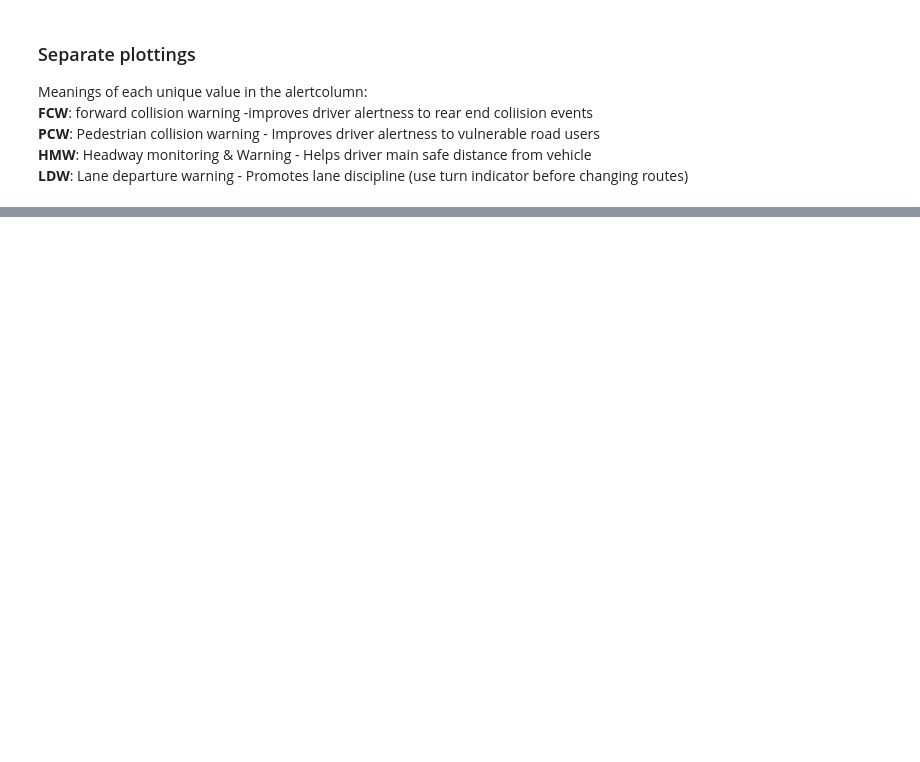
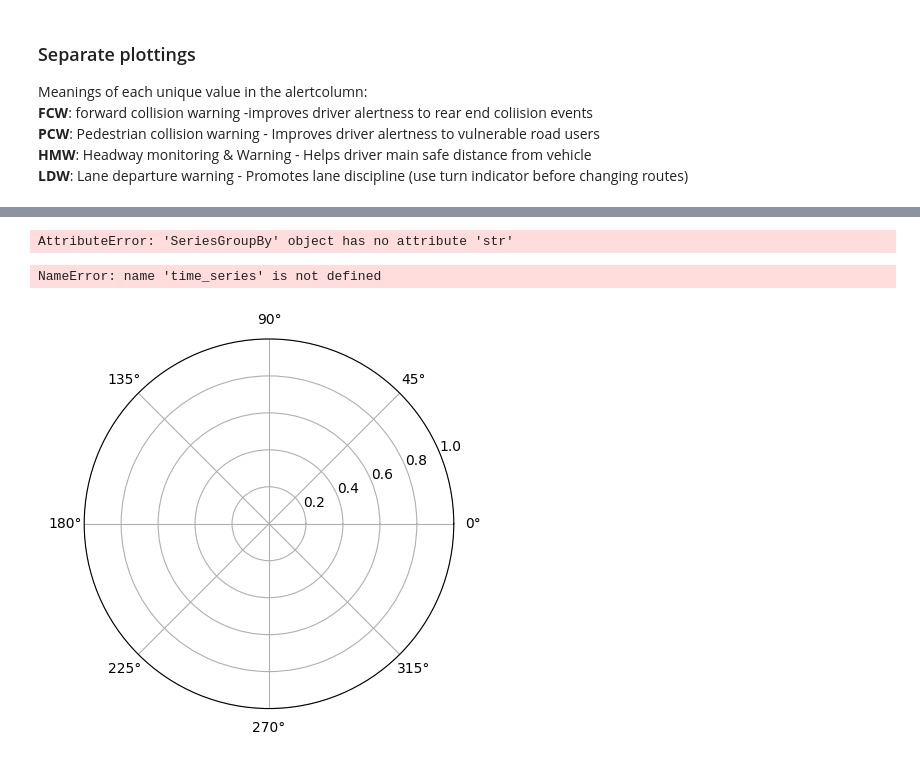
Before and after one commit to akashrai2003/Team-TrailBlazers, a Jupyter notebook: unnati_phase1_data_revised/intel2.ipynb, the cells around one changed output, grey strips where cells are left out. Cells and saved outputs as stored; diff of their text form; code cells hidden in the pictures; blank space fills up the shorter version.

```diff
--- a/unnati_phase1_data_revised/intel2.ipynb
+++ b/unnati_phase1_data_revised/intel2.ipynb
@@ -721,0 +532,3 @@ plt.xticks(fontsize=5)
+# %%
+grouped_df = df.groupby('Time')
+group_df
@@ -721,0 +549,20 @@ plt.xticks(fontsize=5)
+# %%
+import numpy as np
+time_series = grouped_df['Time'].str.split(':')
+time_series = time_series.apply(get_radian)
+# Define a function to convert time strings to radians
+def get_radian(x):
+    h, m, s = map(int, x)  # Split and convert to integers
+    total_seconds = h * 3600 + m * 60 + s  # Calculate total seconds
+    return 2 * np.pi * (total_seconds / 86400)  # Convert to radians
+# %% [output]
+AttributeError: 'SeriesGroupBy' object has no attribute 'str'
+# %%
+ax = plt.subplot(111, projection='polar')
+ax.bar(time_series, grouped_df['Accident_Index'], width=0.1,
+       alpha=0.3, color='red')
+ax.set_theta_direction(-1)
+ax.set_theta_offset(np.pi / 2)
+# %% [output]
+NameError: name 'time_series' is not defined
+[figure, added]
```
Also changed, not shown: parts of 51 cells of this notebook, 6 other files.
